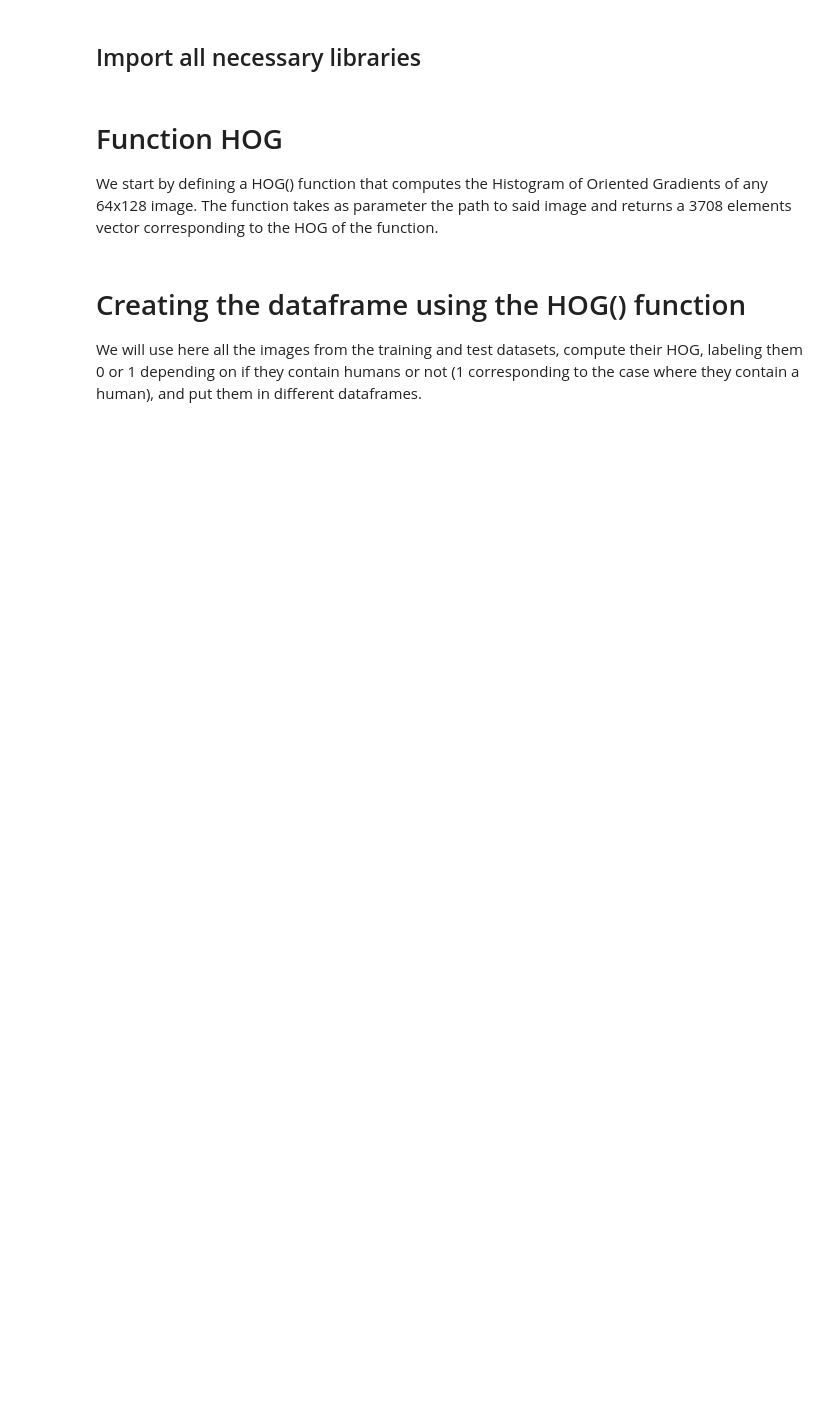
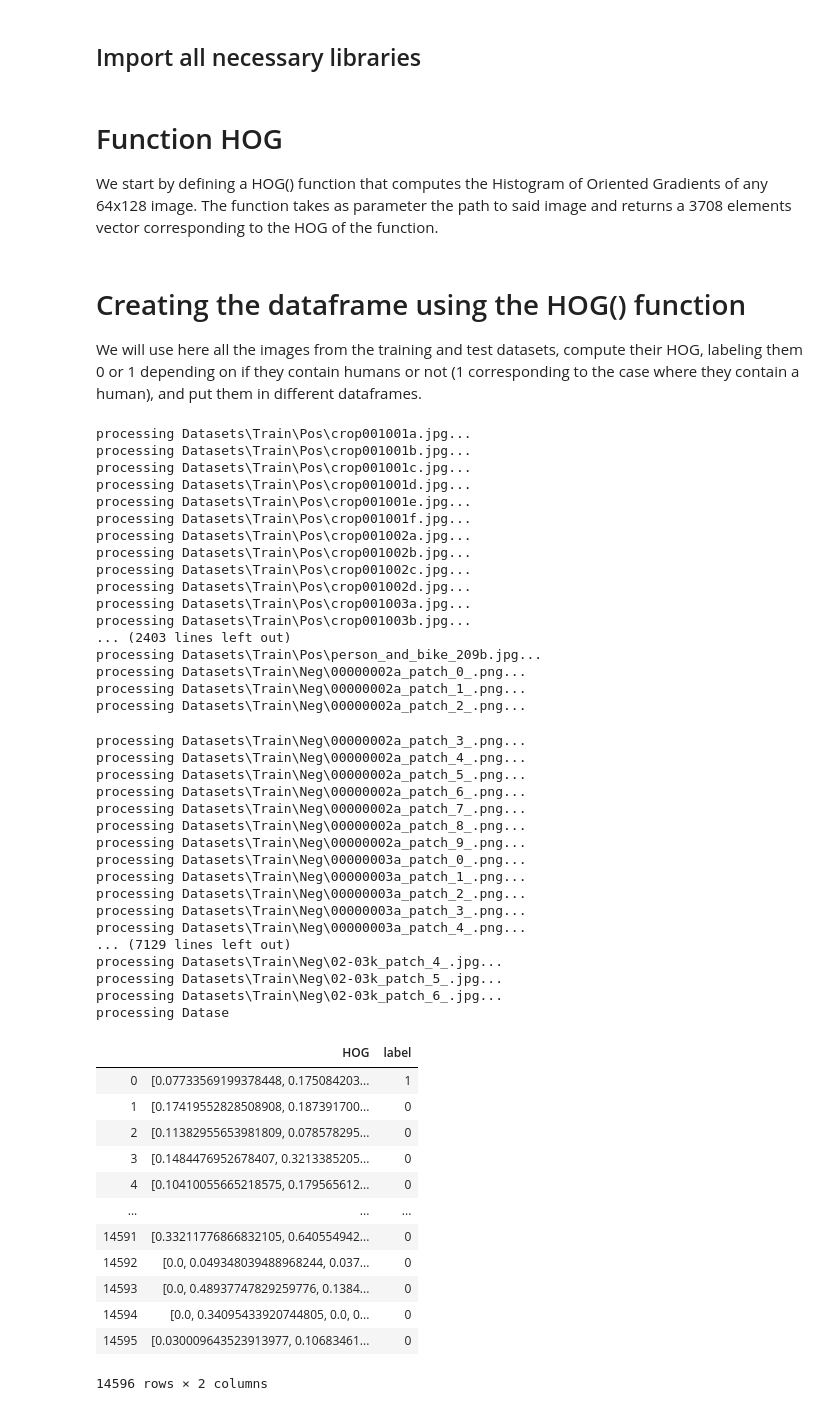
Before and after one commit to DabMatt/SDM, a Jupyter notebook: HOG.ipynb, the cells around one changed output. Saved outputs shown, nothing was run; the diff lists cells and outputs as text; code cells hidden in the pictures; blank space fills up the shorter version.

Commit message:
creation of dataframes

```diff
--- a/HOG.ipynb
+++ b/HOG.ipynb
@@ -89,26 +89,75 @@ We will use here all the images from the training and test datasets, compute the
 # %%
 # We start by creating an empty training dataset
 train_data = pd.DataFrame(data=None, columns=["HOG", "label"])
 
 # Then we look at all the images containing humans in the training dataset
 train_pos_mask = "Datasets\\Train\\Pos\\*.*"
 train_pos_names = glob.glob(train_pos_mask)     # We use the same tool as during the pre-processing
 for path in train_pos_names:
     print("processing %s..." % path,)
     data_i = pd.Series([HOG(path), 1], index=train_data.columns)
     train_data = train_data.append(data_i, ignore_index=True) # We add the computed data to the dataframe object
     # As they are all images containing humans, we label them 1
 # Now we do the same thing for the images not containing humans in the training dataset
 train_neg_mask = "Datasets\\Train\\Neg\\*.*"
 train_neg_names = glob.glob(train_neg_mask)
 for path in train_neg_names:
     print("processing %s..." % path,)
     data_i = pd.Series([HOG(path), 0], index=train_data.columns)
     train_data = train_data.append(data_i, ignore_index=True)
     # As they are all images not containing humans, we label them 0
 train_data = train_data.sample(frac=1).reset_index(drop=True)  #We shuffle the dataframe and reset the index
 # The shuffling is necessary because of the way we built this dataset (all the pos then all the neg)
-display(train_data)
+train_data.to_csv("Datasets\\Train\\train_data.csv")
+# And we save this dataframe into a csv
+# %% [output]
+processing Datasets\Train\Pos\crop001001a.jpg...
+processing Datasets\Train\Pos\crop001001b.jpg...
+processing Datasets\Train\Pos\crop001001c.jpg...
+processing Datasets\Train\Pos\crop001001d.jpg...
+processing Datasets\Train\Pos\crop001001e.jpg...
+processing Datasets\Train\Pos\crop001001f.jpg...
+processing Datasets\Train\Pos\crop001002a.jpg...
+processing Datasets\Train\Pos\crop001002b.jpg...
+processing Datasets\Train\Pos\crop001002c.jpg...
+processing Datasets\Train\Pos\crop001002d.jpg...
+processing Datasets\Train\Pos\crop001003a.jpg...
+processing Datasets\Train\Pos\crop001003b.jpg...
+... (2403 lines left out)
+processing Datasets\Train\Pos\person_and_bike_209b.jpg...
+processing Datasets\Train\Neg\00000002a_patch_0_.png...
+processing Datasets\Train\Neg\00000002a_patch_1_.png...
+processing Datasets\Train\Neg\00000002a_patch_2_.png...
+processing Datasets\Train\Neg\00000002a_patch_3_.png...
+processing Datasets\Train\Neg\00000002a_patch_4_.png...
+processing Datasets\Train\Neg\00000002a_patch_5_.png...
+processing Datasets\Train\Neg\00000002a_patch_6_.png...
+processing Datasets\Train\Neg\00000002a_patch_7_.png...
+processing Datasets\Train\Neg\00000002a_patch_8_.png...
+processing Datasets\Train\Neg\00000002a_patch_9_.png...
+processing Datasets\Train\Neg\00000003a_patch_0_.png...
+processing Datasets\Train\Neg\00000003a_patch_1_.png...
+processing Datasets\Train\Neg\00000003a_patch_2_.png...
+processing Datasets\Train\Neg\00000003a_patch_3_.png...
+processing Datasets\Train\Neg\00000003a_patch_4_.png...
+... (7129 lines left out)
+processing Datasets\Train\Neg\02-03k_patch_4_.jpg...
+processing Datasets\Train\Neg\02-03k_patch_5_.jpg...
+processing Datasets\Train\Neg\02-03k_patch_6_.jpg...
+processing Datase
+|  | HOG | label |
+| 0 | [0.07733569199378448, 0.175084203... | 1 |
+| 1 | [0.17419552828508908, 0.187391700... | 0 |
+| 2 | [0.11382955653981809, 0.078578295... | 0 |
+| 3 | [0.1484476952678407, 0.3213385205... | 0 |
+| 4 | [0.10410055665218575, 0.179565612... | 0 |
+| ... | ... | ... |
+| 14591 | [0.33211776866832105, 0.640554942... | 0 |
+| 14592 | [0.0, 0.049348039488968244, 0.037... | 0 |
+| 14593 | [0.0, 0.48937747829259776, 0.1384... | 0 |
+| 14594 | [0.0, 0.34095433920744805, 0.0, 0... | 0 |
+| 14595 | [0.030009643523913977, 0.10683461... | 0 |
+14596 rows × 2 columns
 # %%
 # We now do the exact same thing to create the test dataset
 # We start by creating an empty testing dataset
```
Also changed, not shown: parts of 1 cell of this notebook, 2 other files.
